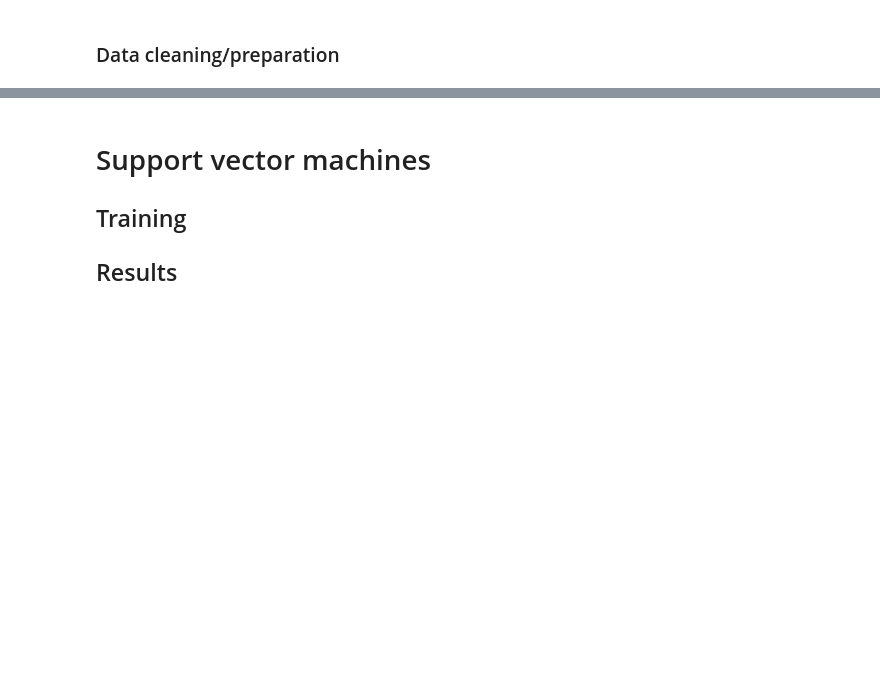
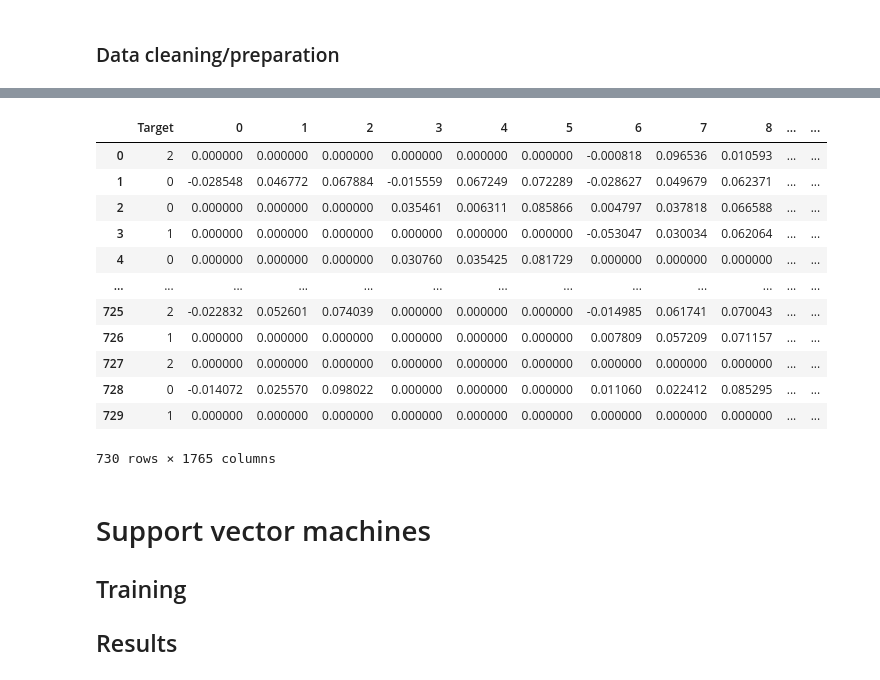
Before and after one commit to LucieDN/Sign-Language-Recognition, a Jupyter notebook: NoteBook/NoteBook.ipynb, the cells around one changed output, grey strips where cells are left out. Saved outputs shown, nothing was run; the diff lists cells and outputs as text; code cells hidden in the pictures; blank space fills up the shorter version.

```diff
--- a/NoteBook/NoteBook.ipynb
+++ b/NoteBook/NoteBook.ipynb
@@ -272,0 +335,23 @@ for sign in signs:
+# %%
+X = np.array(df_All)
+x_train, x_test, y_train, y_test = train_test_split(X, targets, test_size=0.15)
+df_training = pd.DataFrame(x_train)
+df_training
+df_training.insert(loc=0, column='Target', value=y_train)
+df_test = pd.DataFrame(x_test)
+df_test.insert(loc=0, column='Target', value=y_test)
+df_training
+# %% [output]
+|  | Target | 0 | 1 | 2 | 3 | 4 | 5 | 6 | 7 | 8 | ... | ... |
+| 0 | 2 | 0.000000 | 0.000000 | 0.000000 | 0.000000 | 0.000000 | 0.000000 | -0.000818 | 0.096536 | 0.010593 | ... | ... |
+| 1 | 0 | -0.028548 | 0.046772 | 0.067884 | -0.015559 | 0.067249 | 0.072289 | -0.028627 | 0.049679 | 0.062371 | ... | ... |
+| 2 | 0 | 0.000000 | 0.000000 | 0.000000 | 0.035461 | 0.006311 | 0.085866 | 0.004797 | 0.037818 | 0.066588 | ... | ... |
+| 3 | 1 | 0.000000 | 0.000000 | 0.000000 | 0.000000 | 0.000000 | 0.000000 | -0.053047 | 0.030034 | 0.062064 | ... | ... |
+| 4 | 0 | 0.000000 | 0.000000 | 0.000000 | 0.030760 | 0.035425 | 0.081729 | 0.000000 | 0.000000 | 0.000000 | ... | ... |
+| ... | ... | ... | ... | ... | ... | ... | ... | ... | ... | ... | ... | ... |
+| 725 | 2 | -0.022832 | 0.052601 | 0.074039 | 0.000000 | 0.000000 | 0.000000 | -0.014985 | 0.061741 | 0.070043 | ... | ... |
+| 726 | 1 | 0.000000 | 0.000000 | 0.000000 | 0.000000 | 0.000000 | 0.000000 | 0.007809 | 0.057209 | 0.071157 | ... | ... |
+| 727 | 2 | 0.000000 | 0.000000 | 0.000000 | 0.000000 | 0.000000 | 0.000000 | 0.000000 | 0.000000 | 0.000000 | ... | ... |
+| 728 | 0 | -0.014072 | 0.025570 | 0.098022 | 0.000000 | 0.000000 | 0.000000 | 0.011060 | 0.022412 | 0.085295 | ... | ... |
+| 729 | 1 | 0.000000 | 0.000000 | 0.000000 | 0.000000 | 0.000000 | 0.000000 | 0.000000 | 0.000000 | 0.000000 | ... | ... |
+730 rows × 1765 columns
```
Also changed, not shown: parts of 10 cells of this notebook, 2 other files.
